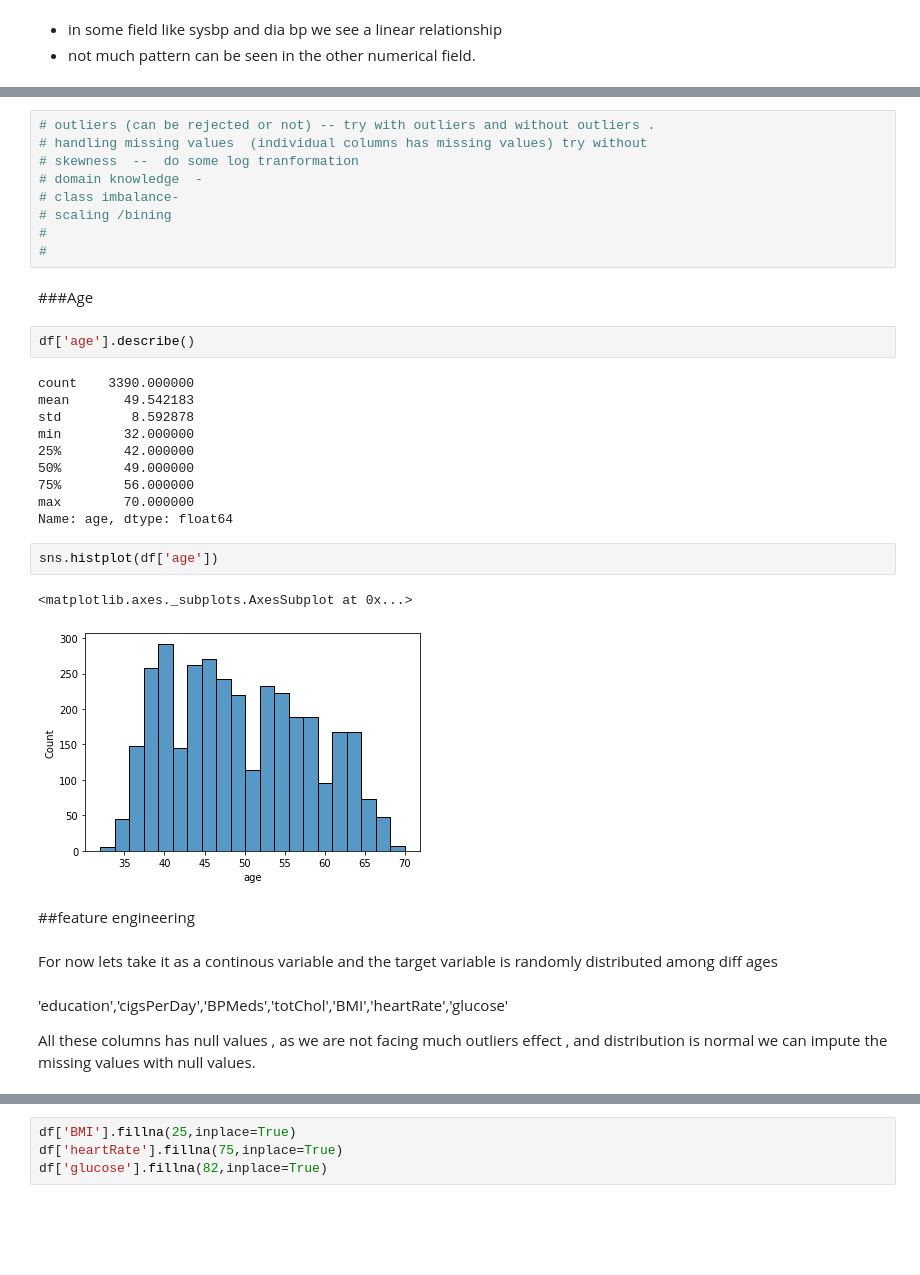
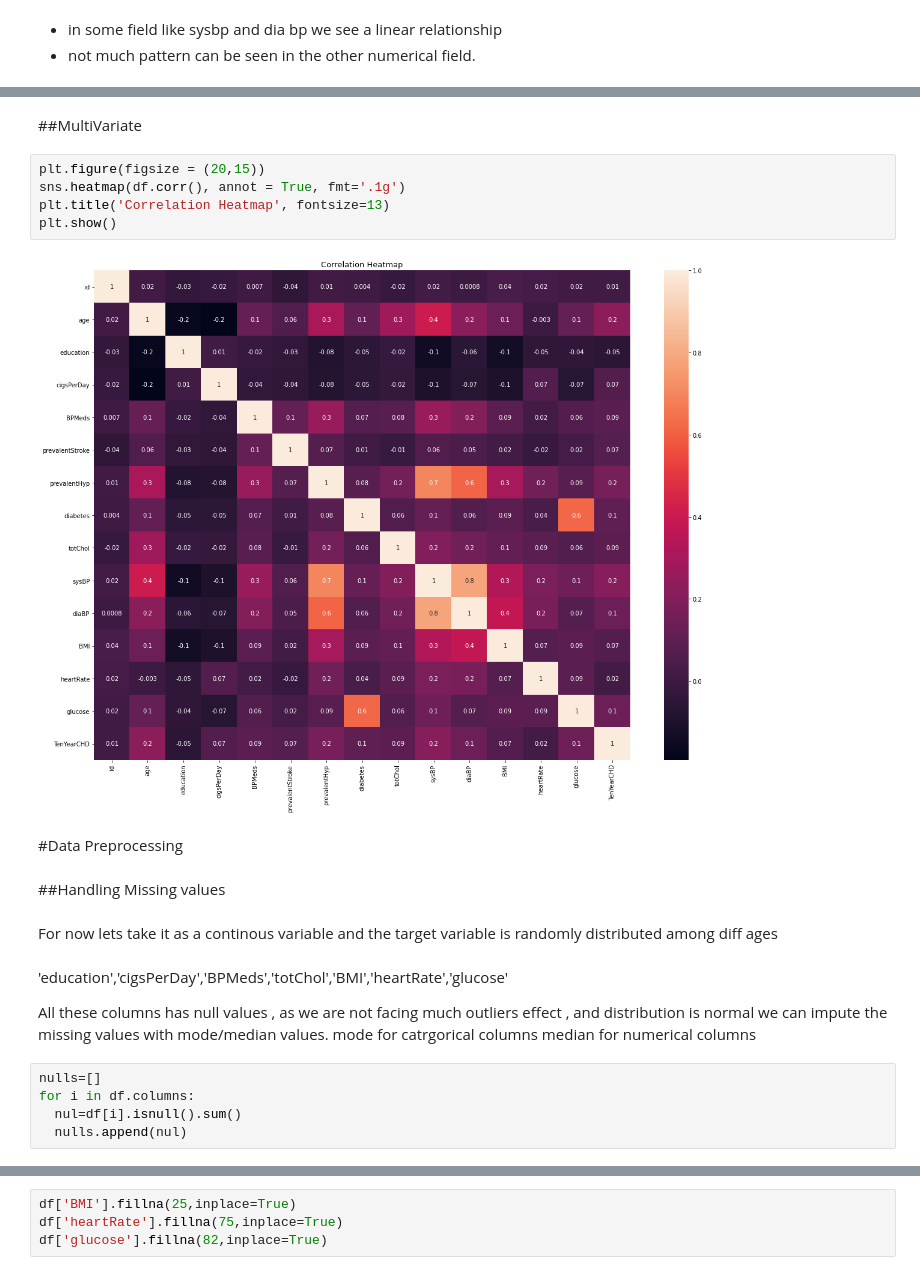
Before and after one commit to Shubhankitsirvaiya/Cardiovascular_classification, a Jupyter notebook: CardioVascular_Classification_Project_.ipynb, the cells around one changed output, grey strips where cells are left out. Cells and saved outputs as stored; diff of their text form; blank space fills up the shorter version.

```diff
--- a/CardioVascular_Classification_Project_.ipynb
+++ b/CardioVascular_Classification_Project_.ipynb
@@ -211,36 +192,27 @@ So we can make customized catergory out of this cigs per day
-# %%
-# outliers (can be rejected or not) -- try with outliers and without outliers .
-# handling missing values  (individual columns has missing values) try without
-# skewness  --  do some log tranformation
-# domain knowledge  -
-# class imbalance-
-# scaling /bining
-#
-#
 # %% [markdown]
-###Age
+##MultiVariate
-# %%
-df['age'].describe()
-# %% [output]
-count    3390.000000
-mean       49.542183
-std         8.592878
-min        32.000000
-25%        42.000000
-50%        49.000000
-75%        56.000000
-max        70.000000
-Name: age, dtype: float64
-# %%
-sns.histplot(df['age'])
-# %% [output]
-<matplotlib.axes._subplots.AxesSubplot at 0x...>
-[figure, removed]
-# %% [markdown]
-##feature engineering
+# %%
+plt.figure(figsize = (20,15))
+sns.heatmap(df.corr(), annot = True, fmt='.1g')
+plt.title('Correlation Heatmap', fontsize=13)
+plt.show()
+# %% [output]
+[figure, added]
+# %% [markdown]
+#Data Preprocessing
+# %% [markdown]
+##Handling Missing values
 # %% [markdown]
 For now lets take it as a continous variable and the target variable is randomly distributed among diff ages
 # %% [markdown]
 'education','cigsPerDay','BPMeds','totChol','BMI','heartRate','glucose'
 
-All these columns has null values , as we are not facing much outliers effect , and distribution is normal we can impute the missing values with null values.
+
+All these columns has null values , as we are not facing much outliers effect , and distribution is normal we can impute the missing values with mode/median values.
+mode for catrgorical columns
+median for numerical columns
+# %%
+nulls=[]
+for i in df.columns:
+  nul=df[i].isnull().sum()
+  nulls.append(nul)
```
Also changed, not shown: parts of 84 cells of this notebook.
